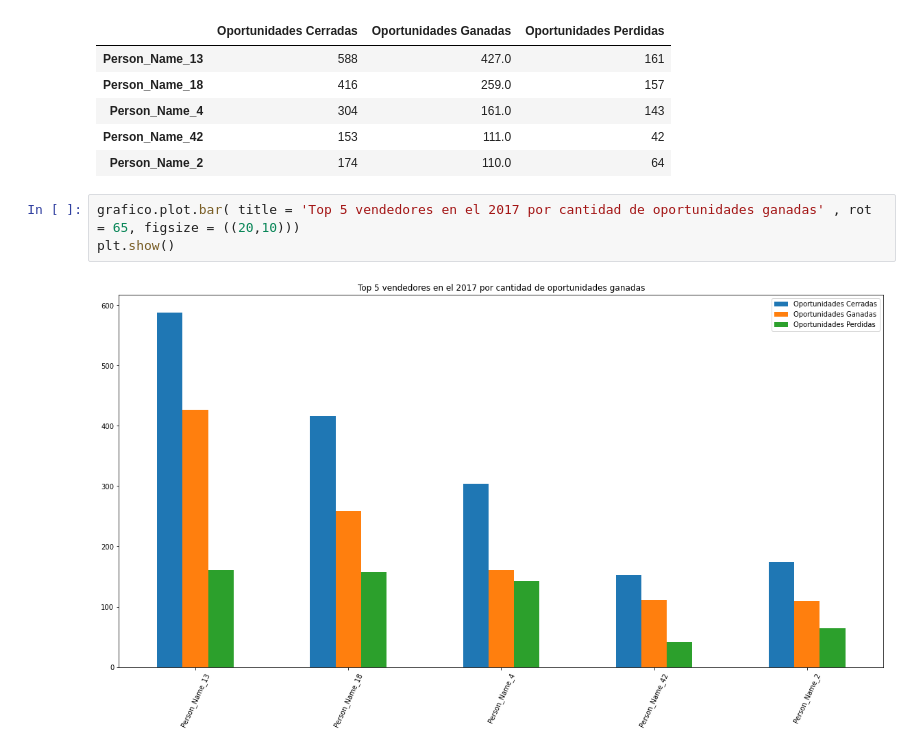
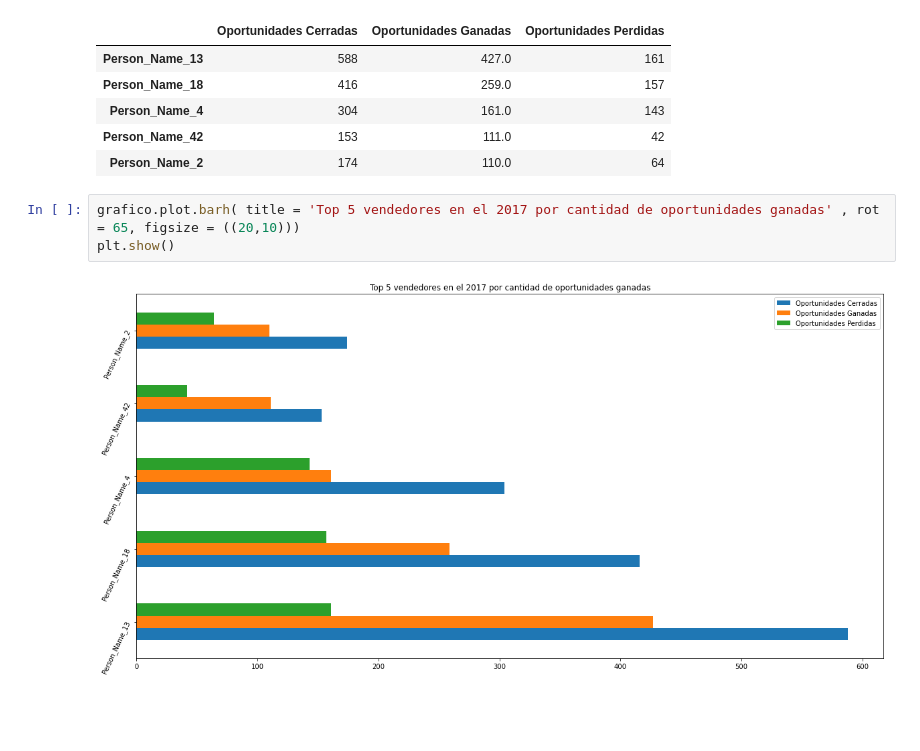
Before and after one commit to Ramaxx95/TP1-Orga-de-Datos, a Jupyter notebook: Visualizaciones/Region_EMEA.ipynb, the cells around one changed output. Drawn from its saved outputs; the diff is of its cells as text; blank space fills up the shorter version.

Commit message:
Graficos extras o cambios en los graficos?

```diff
--- a/Visualizaciones/Region_EMEA.ipynb
+++ b/Visualizaciones/Region_EMEA.ipynb
@@ -298,7 +292,7 @@ grafico
 | Person_Name_42 | 153 | 111.0 | 42 |
 | Person_Name_2 | 174 | 110.0 | 64 |
 # %%
-grafico.plot.bar( title = 'Top 5 vendedores en el 2017 por cantidad de oportunidades ganadas' , rot = 65, figsize = ((20,10)))
+grafico.plot.barh( title = 'Top 5 vendedores en el 2017 por cantidad de oportunidades ganadas' , rot = 65, figsize = ((20,10)))
 plt.show()
 # %% [output]
-[figure, old version]
+[figure, new version]
```
Also changed, not shown: parts of 5 cells of this notebook.
